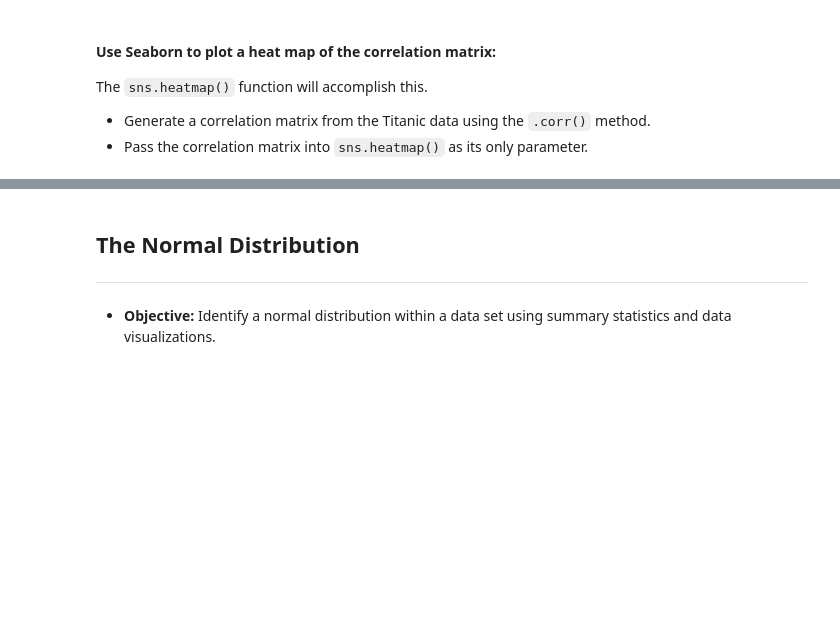
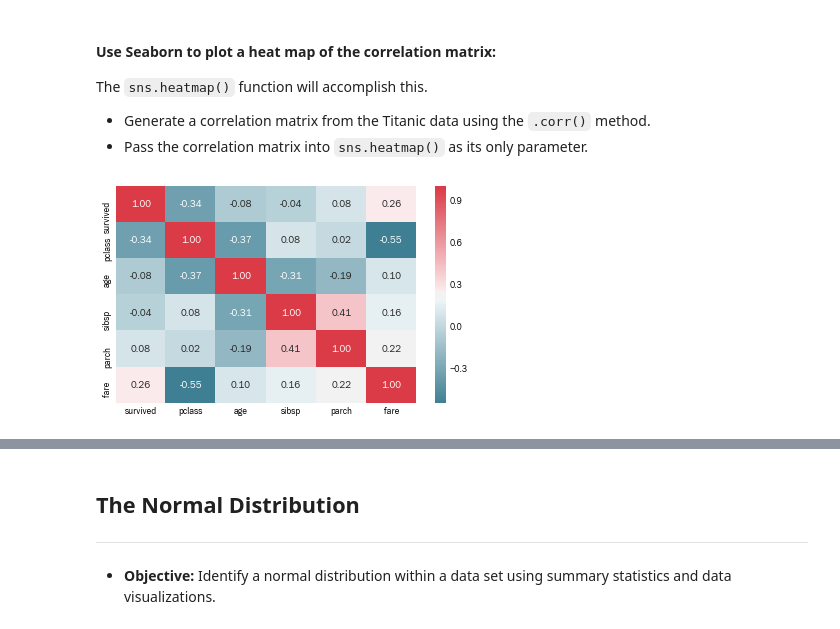
Before and after one commit to bckyling/bling_homework, a Jupyter notebook: 08-statistics-review/Statistics-Review-part-1.ipynb, the cells around one changed output, grey strips where cells are left out. Saved outputs shown, nothing was run; the diff lists cells and outputs as text; code cells hidden in the pictures; blank space fills up the shorter version.

```diff
--- a/08-statistics-review/Statistics-Review-part-1.ipynb
+++ b/08-statistics-review/Statistics-Review-part-1.ipynb
@@ -768,6 +958,12 @@ The `sns.heatmap()` function will accomplish this.
 - Pass the correlation matrix into `sns.heatmap()` as its only parameter.
 # %%
 # Use Seaborn to plot a correlation heat map
+sns.heatmap(titanic.corr(),
+            annot=True,
+            fmt='.2f',
+            cmap=sns.diverging_palette(220, 10,as_cmap=True));
+# %% [output]
+[figure, added]
 # %%
 # Take a closer look at the survived and fare variables using a scatter plot
 
```
Also changed, not shown: parts of 47 cells of this notebook, 1 other file.
